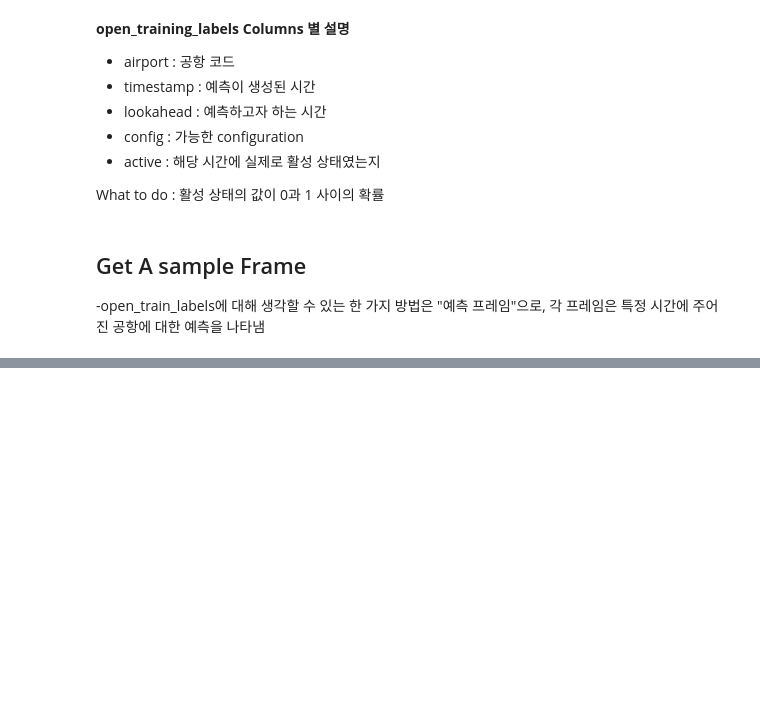
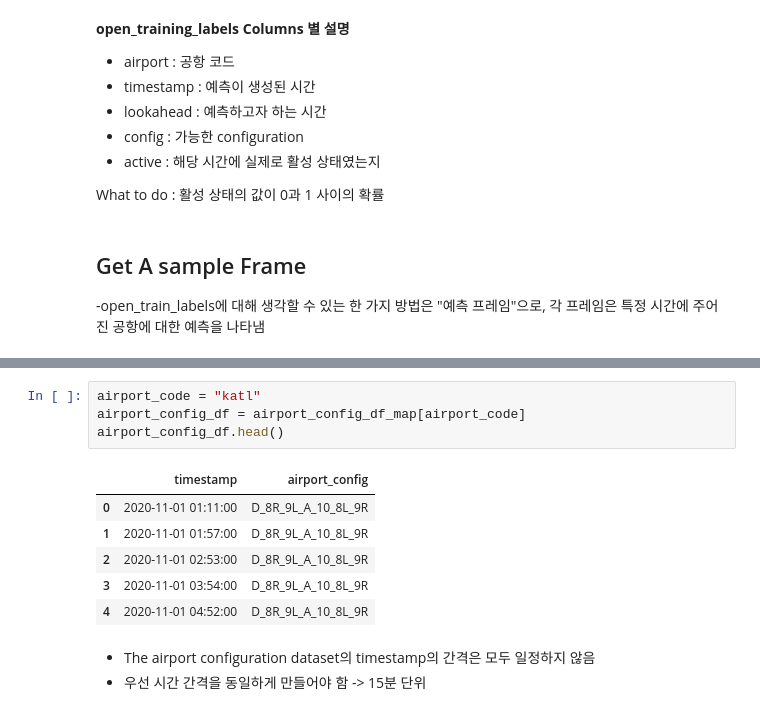
Before and after one commit to crimama/Airport_Configuration, a Jupyter notebook: BASELINE.ipynb, the cells around one changed output, grey strips where cells are left out. Cells and saved outputs as stored; diff of their text form; blank space fills up the shorter version.

```diff
--- a/BASELINE.ipynb
+++ b/BASELINE.ipynb
@@ -135,0 +203,14 @@ What to do : 활성 상태의 값이 0과 1 사이의 확률
+# %%
+airport_code = "katl"
+airport_config_df = airport_config_df_map[airport_code]
+airport_config_df.head()
+# %% [output]
+|  | timestamp | airport_config |
+| 0 | 2020-11-01 01:11:00 | D_8R_9L_A_10_8L_9R |
+| 1 | 2020-11-01 01:57:00 | D_8R_9L_A_10_8L_9R |
+| 2 | 2020-11-01 02:53:00 | D_8R_9L_A_10_8L_9R |
+| 3 | 2020-11-01 03:54:00 | D_8R_9L_A_10_8L_9R |
+| 4 | 2020-11-01 04:52:00 | D_8R_9L_A_10_8L_9R |
+# %% [markdown]
+- The airport configuration dataset의 timestamp의 간격은 모두 일정하지 않음
+- 우선 시간 간격을 동일하게 만들어야 함 -> 15분 단위
```
Also changed, not shown: parts of 29 cells of this notebook.
